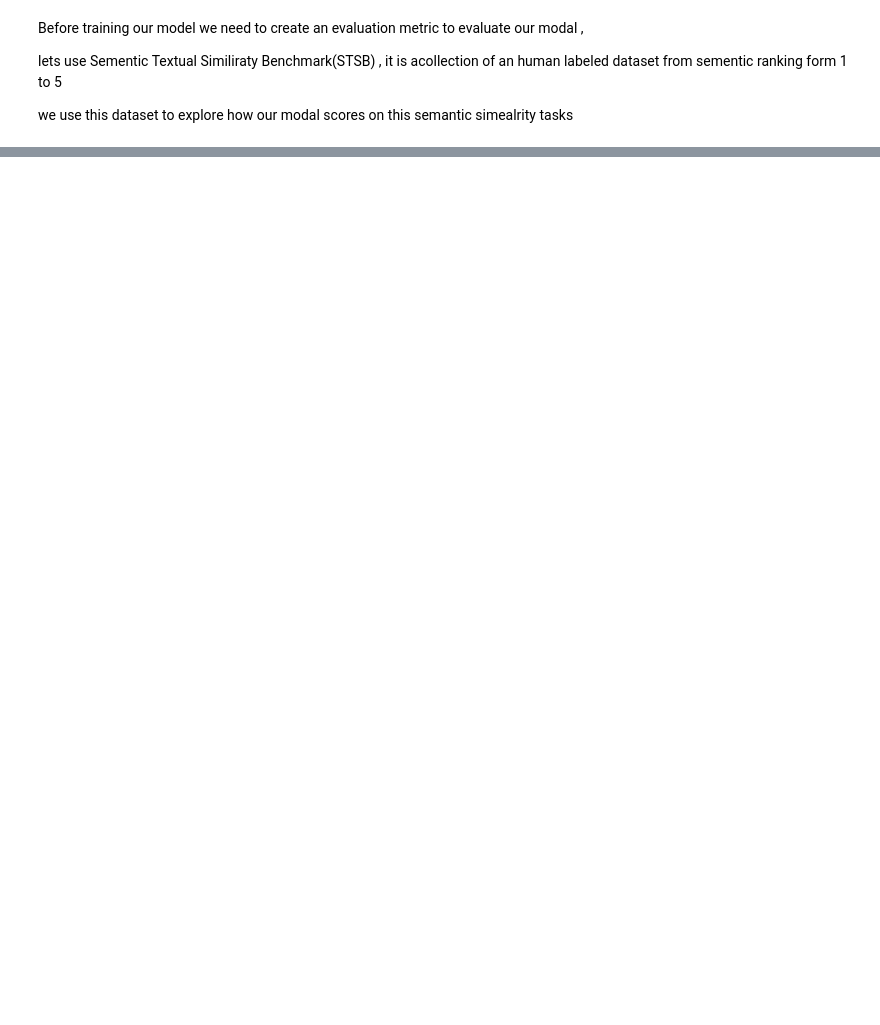
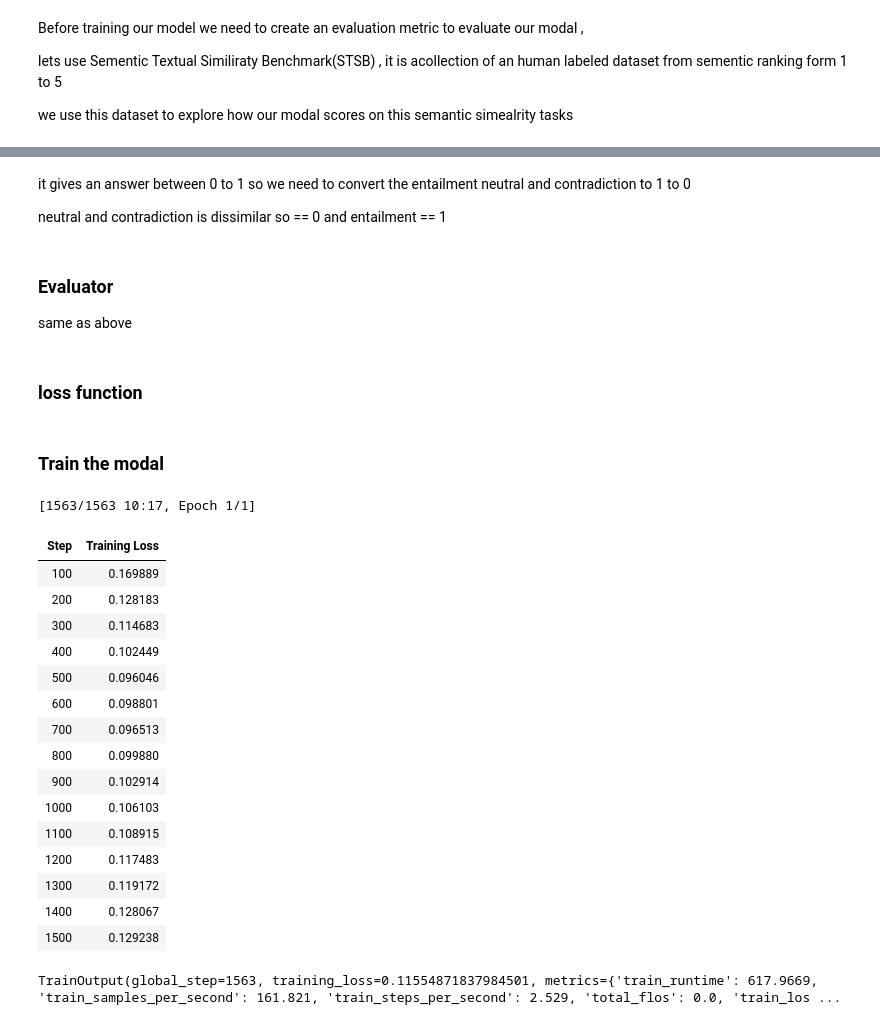
Before and after one commit to Harsh-Prajapati54/LLMs---Playbook, a Jupyter notebook: Text_Embedding_Model.ipynb, the cells around one changed output, grey strips where cells are left out. Saved outputs shown, nothing was run; the diff lists cells and outputs as text; code cells hidden in the pictures; blank space fills up the shorter version.

```diff
--- a/Text_Embedding_Model.ipynb
+++ b/Text_Embedding_Model.ipynb
@@ -92,0 +157,73 @@ evaluator = EmbeddingSimilarityEvaluator(
+# %% [markdown]
+it gives an answer between 0 to 1 so we need to convert the entailment neutral and contradiction to 1 to 0
+
+neutral and contradiction is dissimilar so == 0
+and entailment == 1
+# %%
+# (neutral / contradiction )  = 0 , entailment = 1
+from datasets import Dataset,load_dataset
+mapping = {2:0,1:0,0:1}
+
+train_dataset = Dataset.from_dict({
+    "sentence1": train_dataset["premise"],
+    "sentence2": train_dataset["hypothesis"],
+    "label": [mapping[label] for label in train_dataset["label"]]
+})
+# %% [markdown]
+### Evaluator
+
+same as above
+# %%
+evaluator = EmbeddingSimilarityEvaluator(
+    sentences1 = val_sts["sentence1"],
+    sentences2 = val_sts["sentence2"],
+    scores = [score/5 for score in val_sts["label"]],
+    main_similarity = "cosine"
+)
+# %% [markdown]
+### loss function
+# %%
+train_loss = losses.CosineSimilarityLoss(model = embedding_modal)
+# %%
+# training arguments
+args = SentenceTransformerTrainingArguments(
+    output_dir = "cosineloss_embedding_model",
+    num_train_epochs = 1,
+    per_device_train_batch_size = 64,
+    per_device_eval_batch_size = 64,
+    warmup_steps = 100,
+    fp16 = True,
+    logging_steps = 100,
+    eval_steps = 100
+)
+# %% [markdown]
+### Train the modal
+# %%
+trainer = SentenceTransformerTrainer(
+    model = embedding_modal,
+    args = args,
+    train_dataset = train_dataset,
+    loss = train_loss,
+    evaluator = evaluator
+)
+
+trainer.train()
+# %% [output]
+[1563/1563 10:17, Epoch 1/1]
+| Step | Training Loss |
+| 100 | 0.169889 |
+| 200 | 0.128183 |
+| 300 | 0.114683 |
+| 400 | 0.102449 |
+| 500 | 0.096046 |
+| 600 | 0.098801 |
+| 700 | 0.096513 |
+| 800 | 0.099880 |
+| 900 | 0.102914 |
+| 1000 | 0.106103 |
+| 1100 | 0.108915 |
+| 1200 | 0.117483 |
+| 1300 | 0.119172 |
+| 1400 | 0.128067 |
+| 1500 | 0.129238 |
+TrainOutput(global_step=1563, training_loss=0.11554871837984501, metrics={'train_runtime': 617.9669, 'train_samples_per_second': 161.821, 'train_steps_per_second': 2.529, 'total_flos': 0.0, 'train_los ...
```
Also changed, not shown: parts of 8 cells of this notebook.
